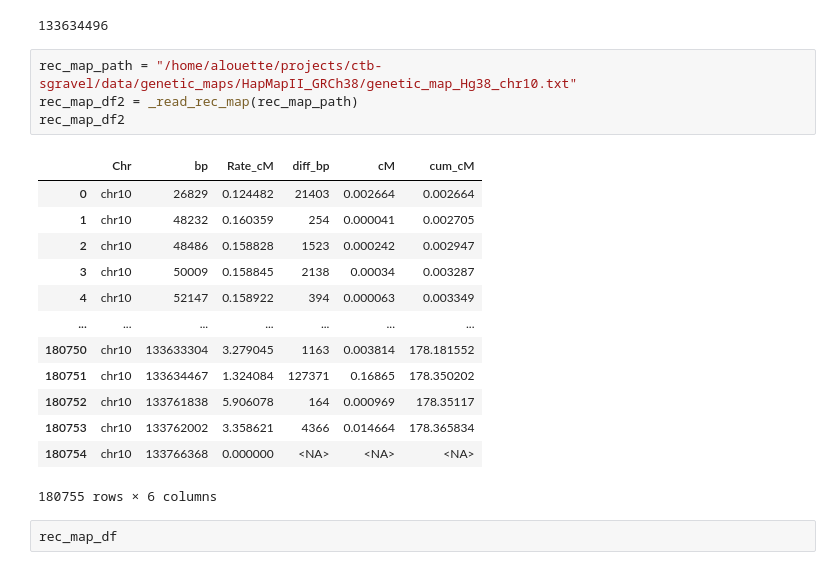
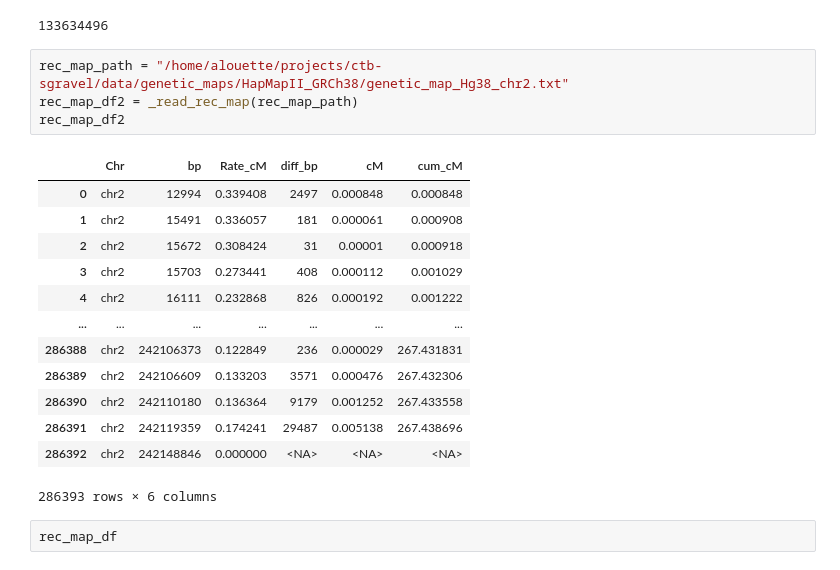
Before and after one commit to BCFZzw/rerun_fwdpy, a Jupyter notebook: jupyter/minimal_pipeline.ipynb, the cells around one changed output. Saved outputs shown, nothing was run; the diff lists cells and outputs as text.

```diff
--- a/jupyter/minimal_pipeline.ipynb
+++ b/jupyter/minimal_pipeline.ipynb
@@ -176,23 +184,23 @@ _get_bp_from_cum_cM(178.350202, rec_map_df)
 # %% [output]
 133634496
 # %%
-rec_map_path = "/home/alouette/projects/ctb-sgravel/data/genetic_maps/HapMapII_GRCh38/genetic_map_Hg38_chr10.txt"
+rec_map_path = "/home/alouette/projects/ctb-sgravel/data/genetic_maps/HapMapII_GRCh38/genetic_map_Hg38_chr2.txt"
 rec_map_df2 = _read_rec_map(rec_map_path)
 rec_map_df2
 # %% [output]
 |  | Chr | bp | Rate_cM | diff_bp | cM | cum_cM |
-| 0 | chr10 | 26829 | 0.124482 | 21403 | 0.002664 | 0.002664 |
-| 1 | chr10 | 48232 | 0.160359 | 254 | 0.000041 | 0.002705 |
-| 2 | chr10 | 48486 | 0.158828 | 1523 | 0.000242 | 0.002947 |
-| 3 | chr10 | 50009 | 0.158845 | 2138 | 0.00034 | 0.003287 |
-| 4 | chr10 | 52147 | 0.158922 | 394 | 0.000063 | 0.003349 |
+| 0 | chr2 | 12994 | 0.339408 | 2497 | 0.000848 | 0.000848 |
+| 1 | chr2 | 15491 | 0.336057 | 181 | 0.000061 | 0.000908 |
+| 2 | chr2 | 15672 | 0.308424 | 31 | 0.00001 | 0.000918 |
+| 3 | chr2 | 15703 | 0.273441 | 408 | 0.000112 | 0.001029 |
+| 4 | chr2 | 16111 | 0.232868 | 826 | 0.000192 | 0.001222 |
 | ... | ... | ... | ... | ... | ... | ... |
-| 180750 | chr10 | 133633304 | 3.279045 | 1163 | 0.003814 | 178.181552 |
-| 180751 | chr10 | 133634467 | 1.324084 | 127371 | 0.16865 | 178.350202 |
-| 180752 | chr10 | 133761838 | 5.906078 | 164 | 0.000969 | 178.35117 |
-| 180753 | chr10 | 133762002 | 3.358621 | 4366 | 0.014664 | 178.365834 |
-| 180754 | chr10 | 133766368 | 0.000000 | <NA> | <NA> | <NA> |
+| 286388 | chr2 | 242106373 | 0.122849 | 236 | 0.000029 | 267.431831 |
+| 286389 | chr2 | 242106609 | 0.133203 | 3571 | 0.000476 | 267.432306 |
+| 286390 | chr2 | 242110180 | 0.136364 | 9179 | 0.001252 | 267.433558 |
+| 286391 | chr2 | 242119359 | 0.174241 | 29487 | 0.005138 | 267.438696 |
+| 286392 | chr2 | 242148846 | 0.000000 | <NA> | <NA> | <NA> |
-180755 rows × 6 columns
+286393 rows × 6 columns
 # %%
 rec_map_df
 # %% [output]
```
Also changed, not shown: parts of 17 cells of this notebook.
